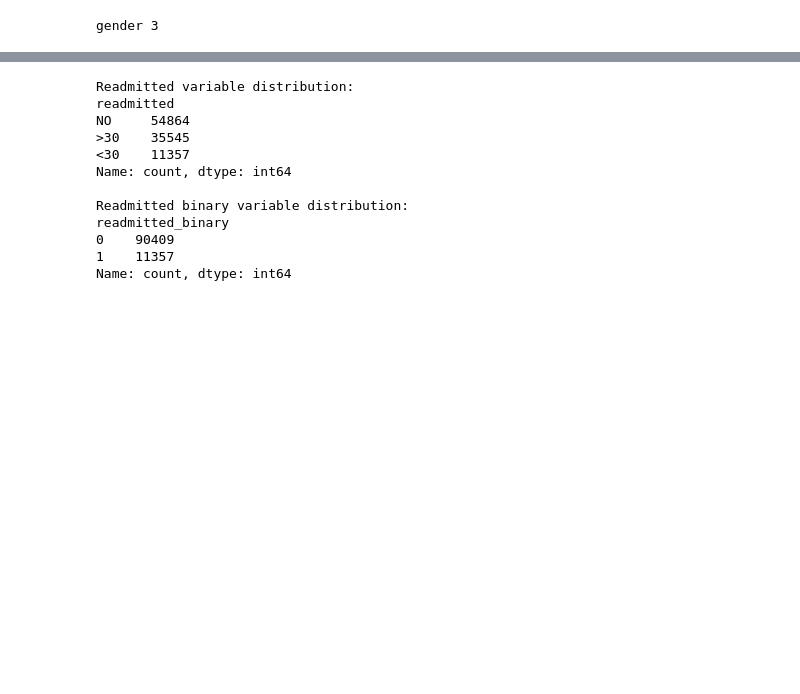
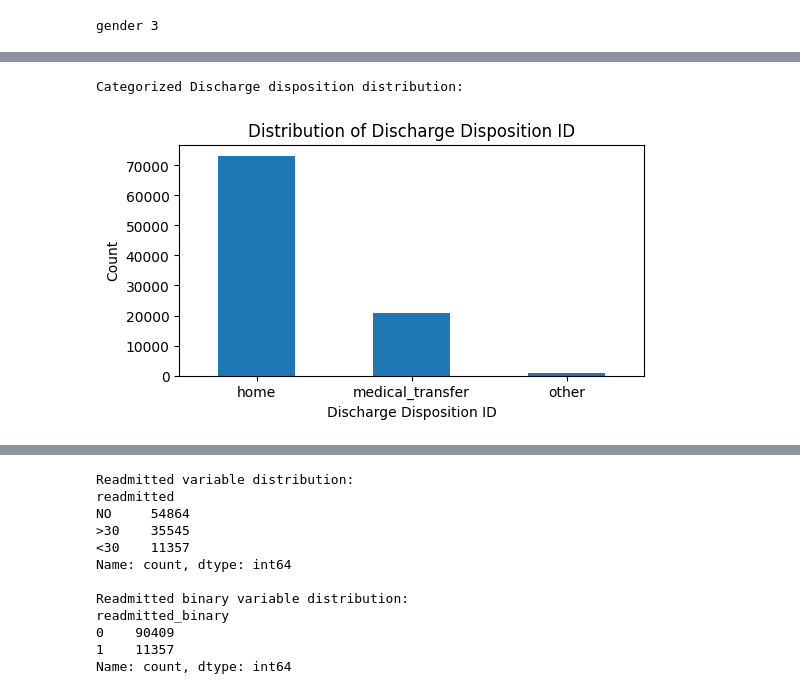
Before and after one commit to ParkYourCode/Diabetic-Patients-Readmission-Analytics, a Jupyter notebook: exploration/explore_bronze.ipynb, the cells around one changed output, grey strips where cells are left out. Cells and saved outputs as stored; diff of their text form; code cells hidden in the pictures; blank space fills up the shorter version.

```diff
--- a/exploration/explore_bronze.ipynb
+++ b/exploration/explore_bronze.ipynb
@@ -65,0 +120,27 @@ gender 3
+# %%
+# Encoding discharge disposition distribution
+print('Categorized Discharge disposition distribution:')
+mapping_home = [1, 6, 8]
+mapping_facility = [2, 3, 4, 5, 22, 23, 24, 27, 28, 29, 30]
+mapping_other = [7, 9, 12, 15, 16, 17]
+
+disposition_map = {}
+for h in mapping_home:
+    disposition_map[h] = 'home'
+for f in mapping_facility:
+    disposition_map[f] = 'medical_transfer'
+for o in mapping_other:
+    disposition_map[o] = 'other'
+
+df['discharge_disposition_id'] = df['discharge_disposition_id'].map(disposition_map)
+
+plt.figure(figsize=(6,3))
+df['discharge_disposition_id'].value_counts().plot(kind='bar')
+plt.xlabel('Discharge Disposition ID')
+plt.ylabel('Count')
+plt.title('Distribution of Discharge Disposition ID')
+plt.xticks(rotation=0)
+plt.show()
+# %% [output]
+Categorized Discharge disposition distribution:
+[figure, added]
```
Also changed, not shown: parts of 4 cells of this notebook.
